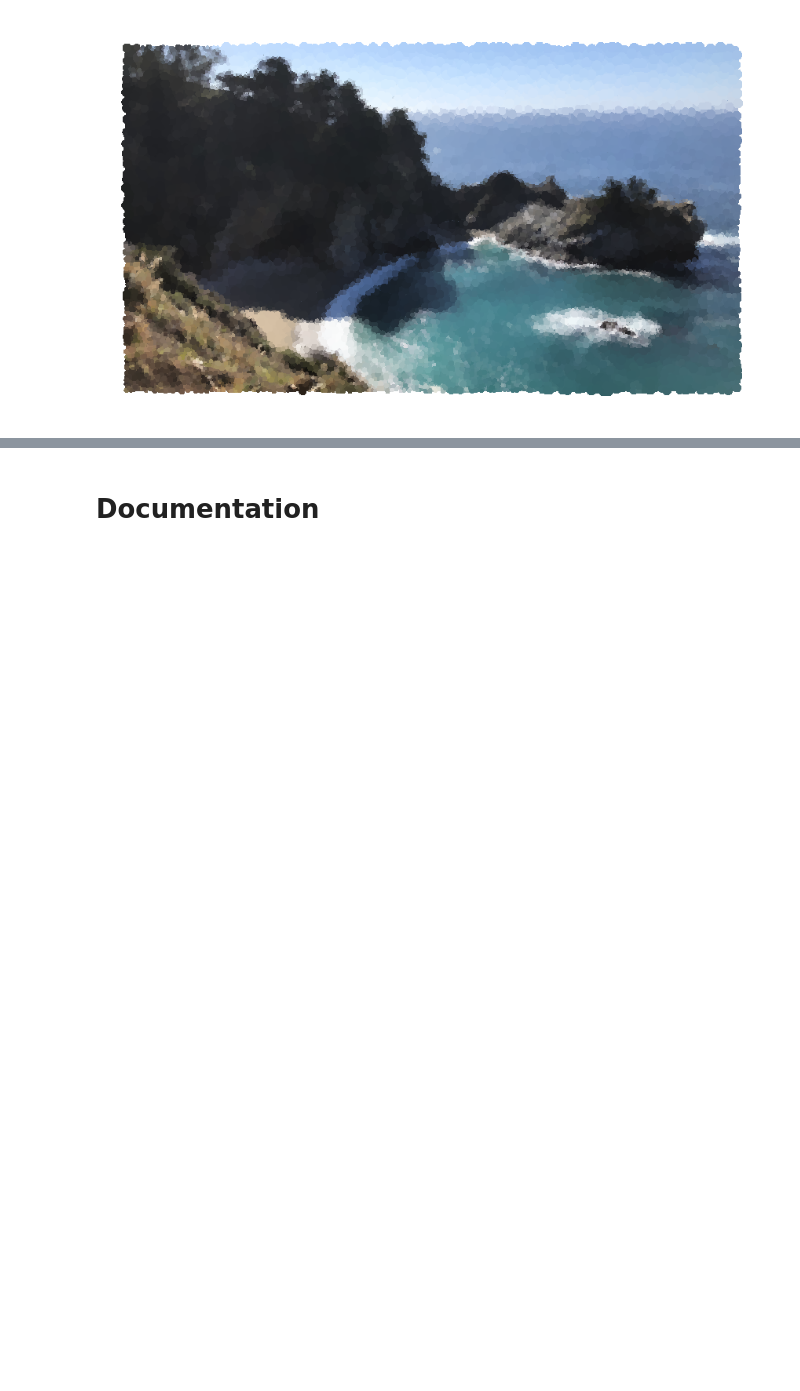
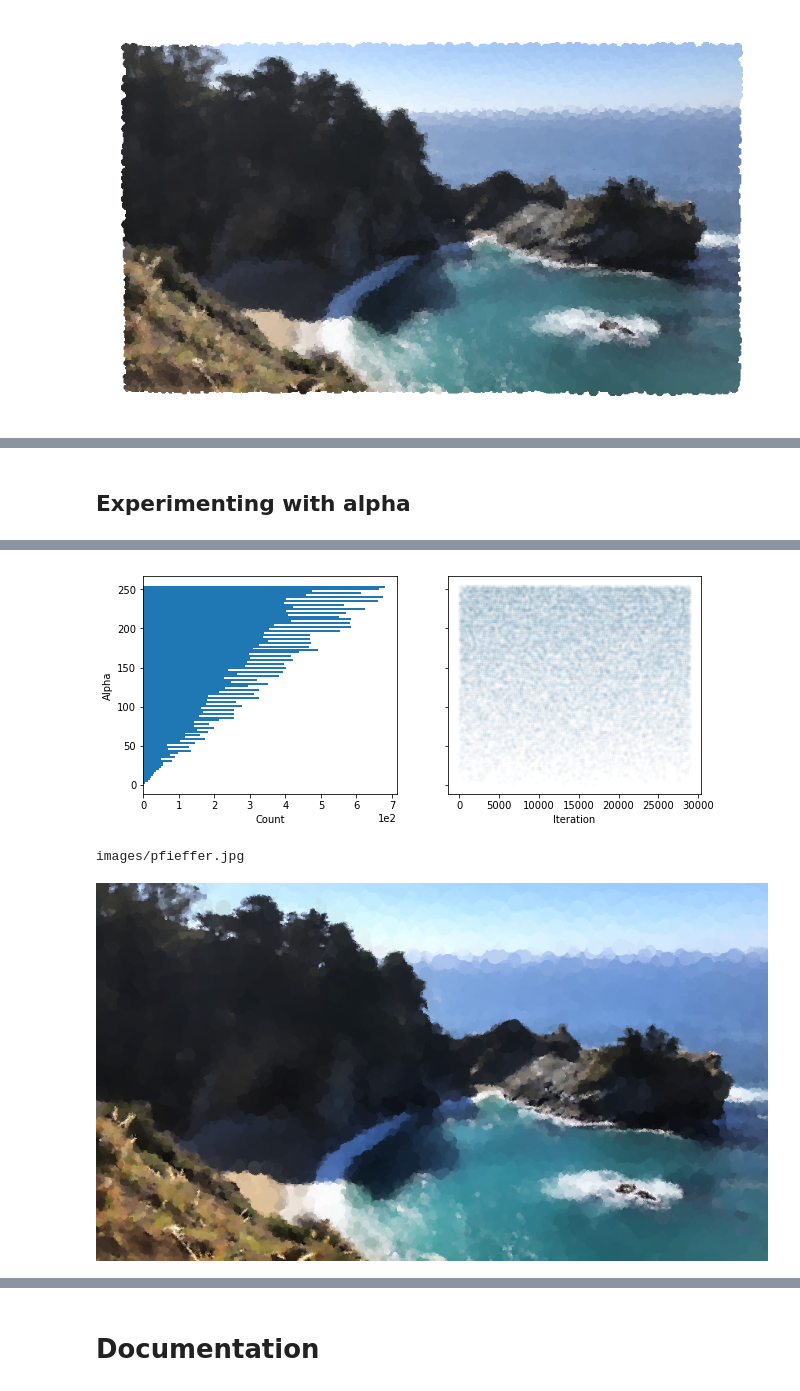
Before and after one commit to tsennott/pointillism, a Jupyter notebook: Pointillism Example Usage (working).ipynb, the cells around one changed output, grey strips where cells are left out. Cells and saved outputs as stored; diff of their text form; code cells hidden in the pictures; blank space fills up the shorter version.

```diff
--- a/Pointillism Example Usage (working).ipynb
+++ b/Pointillism Example Usage (working).ipynb
@@ -203,0 +235,39 @@ images/pfieffer.jpg
+# %% [markdown]
+## Experimenting with alpha
+# %%
+%run pointillism.py
+
+# Create instance on directory or filename
+point = pointillize(location='images/pfieffer.jpg', debug=True, plot_coverage=True, use_coverage=True, border=0)
+
+# Crop
+point.crop([1920,1080], False)
+
+# Enhance
+point.enhance(kind='color', amount=1.3)
+point.enhance(kind='sharpness', amount=1.3)
+point.enhance(kind='contrast', amount=1.1)
+#point.display(original=True)
+
+# Create image
+point.plotRecPoints(100,1,False)
+point.plotRandomPointsComplexity(n=1e5, constant=0.01, power=3, use_gradient=True,
+                                 grad_size=10, grad_mult=1, min_size = 0.001,
+                                 use_transparency=True, alpha_fcn=lambda: (random()**0.5)*255)
+
+# Show hist of complexity and bubble size
+#point._plotComplexity()
+#point._plotBubbleSize()
+
+# Coverage
+#point._plotIterations()
+#point.display(coverage=True)
+#point.display(gradient=True)
+
+# Show alpha
+point._plotAlpha()
+
+# Display and save
+point.save_out(location='images_out/', suffix='transparency_experimentation')
+point.display()
+# %% [output]
@@ -203,0 +276,3 @@ images/pfieffer.jpg
+[figure, added]
+images/pfieffer.jpg
+[figure, added]
```
Also changed, not shown: parts of 19 cells of this notebook, 7 other files.
